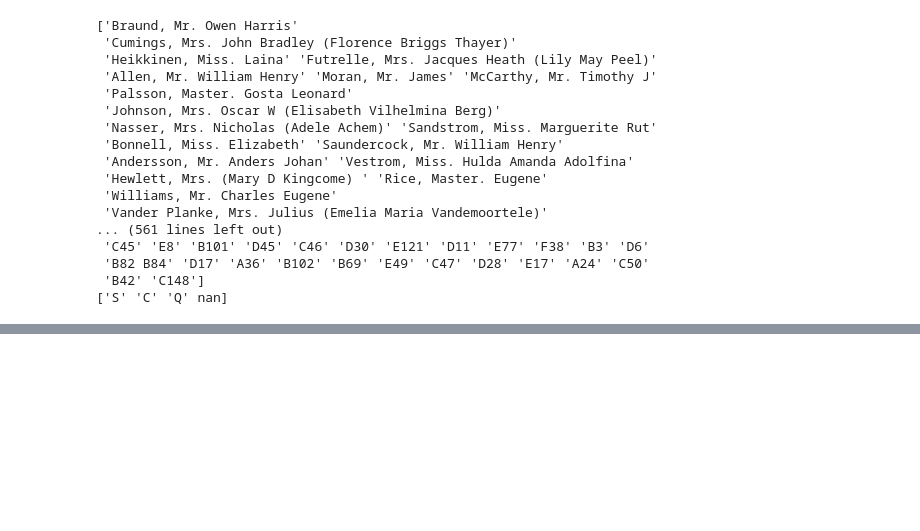
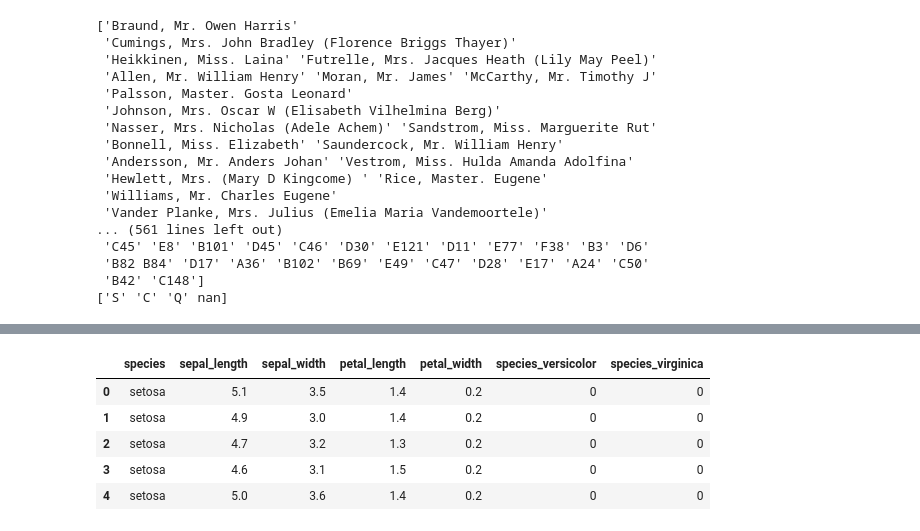
Before and after one commit to Olivert75/classification-exercises, a Jupyter notebook: classification_exercises.ipynb, the cells around one changed output, grey strips where cells are left out. Saved outputs shown, nothing was run; the diff lists cells and outputs as text; code cells hidden in the pictures; blank space fills up the shorter version.

```diff
--- a/classification_exercises.ipynb
+++ b/classification_exercises.ipynb
@@ -343,0 +376,19 @@ for i in df_obj_only.columns:
+# %%
+def prep_iris(iris_df):
+    #Drop the species_id and measurement_id columns
+    new_iris_df = iris_df.drop(columns = ['species_id', 'measurement_id'])
+    #Rename the species_name to species
+    new_iris_df.rename(columns={'species_name':'species'},inplace=True)
+    #Create a dummy data frame and then join dummy_df with new_iris_df
+    dummy_df = pd.get_dummies(new_iris_df[['species']],dummy_na=False,drop_first=[True, True])
+    new_iris_df = pd.concat([new_iris_df, dummy_df],axis=1)
+    return new_iris_df
+# %%
+prep_iris(iris_df).head()
+# %% [output]
+|  | species | sepal_length | sepal_width | petal_length | petal_width | species_versicolor | species_virginica |
+| 0 | setosa | 5.1 | 3.5 | 1.4 | 0.2 | 0 | 0 |
+| 1 | setosa | 4.9 | 3.0 | 1.4 | 0.2 | 0 | 0 |
+| 2 | setosa | 4.7 | 3.2 | 1.3 | 0.2 | 0 | 0 |
+| 3 | setosa | 4.6 | 3.1 | 1.5 | 0.2 | 0 | 0 |
+| 4 | setosa | 5.0 | 3.6 | 1.4 | 0.2 | 0 | 0 |
```
Also changed, not shown: parts of 33 cells of this notebook.
